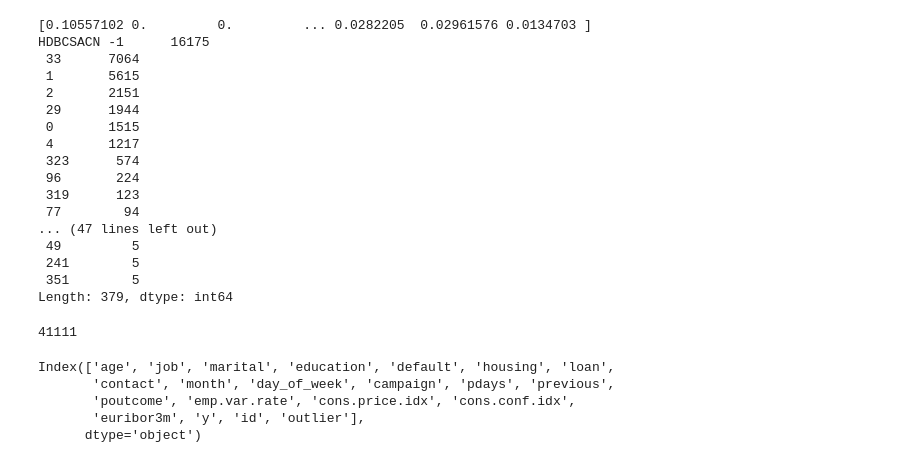
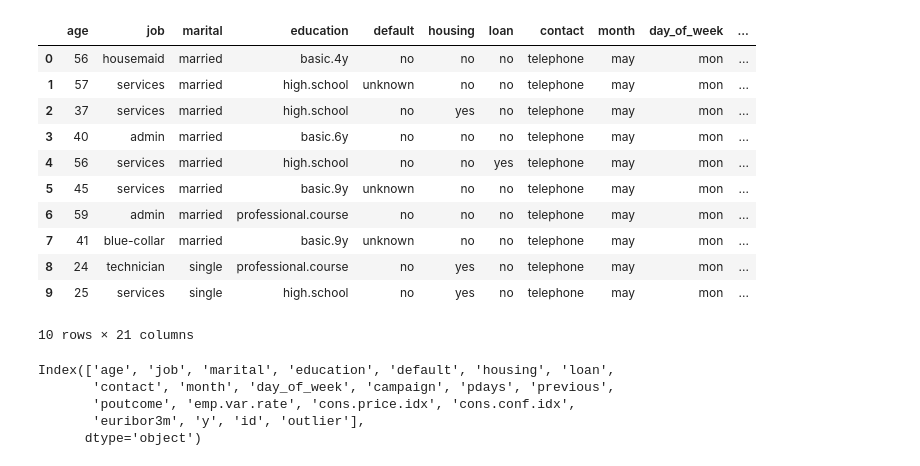
Before and after one commit to TCDRVK/DatasetPruning, a Jupyter notebook: com/tcd/vignesh_notebooks/MachineLearningModellingTemplateWithOutlierDetection.ipynb, the cells around one changed output. Saved outputs shown, nothing was run; the diff lists cells and outputs as text; code cells hidden in the pictures.

```diff
--- a/com/tcd/vignesh_notebooks/MachineLearningModellingTemplateWithOutlierDetection.ipynb
+++ b/com/tcd/vignesh_notebooks/MachineLearningModellingTemplateWithOutlierDetection.ipynb
@@ -41,7 +41,7 @@ def load_data():
     return data
 
 def LOF(train_X):
-    clf=LocalOutlierFactor(n_neighbors=100, metric='minkowski',contamination=0.3)
+    clf=LocalOutlierFactor(n_neighbors=100, metric='minkowski',contamination=0.1)
     y_pred = clf.fit_predict(train_X.drop(['id'], axis=1))
     outlier=y_pred[y_pred==-1]
     inlier=y_pred[y_pred==1]
@@ -54,13 +54,12 @@ def HDBSCAN(train):
    clusterer.fit(train_X)
    y_pred=clusterer.labels_
 #    print(clusterer.outlier_scores_)
-   print('HDBCSACN',pd.Series(clusterer.labels_).value_counts())
+#    print('HDBCSACN',pd.Series(clusterer.labels_).value_counts())
    return y_pred
 
 def KNN_outlier(train):
 #KNN using pypod
-   train_X = train[train.columns.difference(['y'])]
-   train_Y = train[['y']]
+   train_X = train[train.columns.difference(['id'])]
    clf_name = 'KNN'
    clf = KNN()
    clf.fit(train_X)
@@ -95,28 +94,21 @@ def Outlier_detection():
 
 
 outlier_train = Outlier_detection()
-# %% [output]
-[0.10557102 0.         0.         ... 0.0282205  0.02961576 0.0134703 ]
-HDBCSACN -1      16175
- 33      7064
- 1       5615
- 2       2151
- 29      1944
- 0       1515
- 4       1217
- 323      574
- 96       224
- 319      123
- 77        94
-... (47 lines left out)
- 49         5
- 241        5
- 351        5
-Length: 379, dtype: int64
-# %%
-len(load_data())
-# %% [output]
-41111
+# %%
+outlier_train[0:10]
+# %% [output]
+|  | age | job | marital | education | default | housing | loan | contact | month | day_of_week | ... |
+| 0 | 56 | housemaid | married | basic.4y | no | no | no | telephone | may | mon | ... |
+| 1 | 57 | services | married | high.school | unknown | no | no | telephone | may | mon | ... |
+| 2 | 37 | services | married | high.school | no | yes | no | telephone | may | mon | ... |
+| 3 | 40 | admin | married | basic.6y | no | no | no | telephone | may | mon | ... |
+| 4 | 56 | services | married | high.school | no | no | yes | telephone | may | mon | ... |
+| 5 | 45 | services | married | basic.9y | unknown | no | no | telephone | may | mon | ... |
+| 6 | 59 | admin | married | professional.course | no | no | no | telephone | may | mon | ... |
+| 7 | 41 | blue-collar | married | basic.9y | unknown | no | no | telephone | may | mon | ... |
+| 8 | 24 | technician | single | professional.course | no | yes | no | telephone | may | mon | ... |
+| 9 | 25 | services | single | high.school | no | yes | no | telephone | may | mon | ... |
+10 rows × 21 columns
 # %%
 def str_to_numeric(data):
     data1 = data.copy()
```
Also changed, not shown: parts of 39 cells of this notebook, 3 other files.
